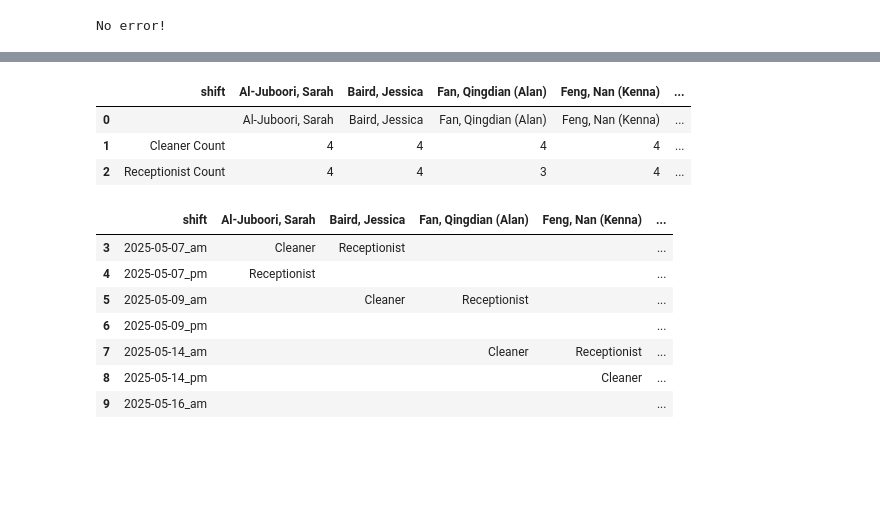
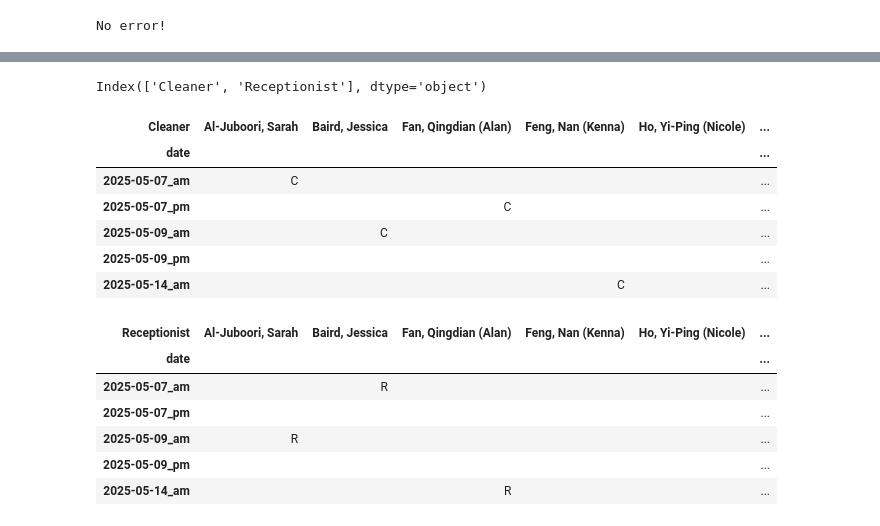
Before and after one commit to taikuchou/personal_sample, a Jupyter notebook: tcm_student_clinical_shifts/tcm_shifts.ipynb, the cells around one changed output, grey strips where cells are left out. Drawn from its saved outputs; the diff is of its cells as text; code cells hidden in the pictures; blank space fills up the shorter version.

```diff
--- a/tcm_student_clinical_shifts/tcm_shifts.ipynb
+++ b/tcm_student_clinical_shifts/tcm_shifts.ipynb
@@ -185,12 +189,7 @@ df_count = pd.DataFrame(data)
 df_count_t = df_count.T
 df_count_t.reset_index(drop=True,inplace= True)
 df_count_t.columns = ["shift"]+student_list
-df_count_t.head()
+# df_count_t.head()
-# %% [output]
-|  | shift | Al-Juboori, Sarah | Baird, Jessica | Fan, Qingdian (Alan) | Feng, Nan (Kenna) | ... |
-| 0 |  | Al-Juboori, Sarah | Baird, Jessica | Fan, Qingdian (Alan) | Feng, Nan (Kenna) | ... |
-| 1 | Cleaner Count | 4 | 4 | 4 | 4 | ... |
-| 2 | Receptionist Count | 4 | 4 | 3 | 4 | ... |
 # %%
 # export report csv by merging counts and schedule
 for key in scheduler:
@@ -207,13 +206,9 @@ for key in scheduler:
 df_count_t.reset_index(drop=True,inplace= True)
 df_count_t.to_csv(f"tcm_student_total_shifts_{suffix}.csv")
 # %%
-df_count_t[3:10]
+#df_count_t[3:10]
+df = pd.DataFrame(scheduler)
+df_t = df.T
+df_t.columns
 # %% [output]
-|  | shift | Al-Juboori, Sarah | Baird, Jessica | Fan, Qingdian (Alan) | Feng, Nan (Kenna) | ... |
-| 3 | 2025-05-07_am | Cleaner | Receptionist |  |  | ... |
-| 4 | 2025-05-07_pm | Receptionist |  |  |  | ... |
-| 5 | 2025-05-09_am |  | Cleaner | Receptionist |  | ... |
-| 6 | 2025-05-09_pm |  |  |  |  | ... |
-| 7 | 2025-05-14_am |  |  | Cleaner | Receptionist | ... |
-| 8 | 2025-05-14_pm |  |  |  | Cleaner | ... |
-| 9 | 2025-05-16_am |  |  |  |  | ... |
+Index(['Cleaner', 'Receptionist'], dtype='object')
@@ -219,0 +223,24 @@ df_count_t[3:10]
+# %%
+data_c = df_t_c.pivot_table(index="date", columns="Cleaner", aggfunc='size', fill_value=0)
+data_c = data_c.replace({0: "", 1: "C"})
+data_c.head()
+# %% [output]
+| Cleaner | Al-Juboori, Sarah | Baird, Jessica | Fan, Qingdian (Alan) | Feng, Nan (Kenna) | Ho, Yi-Ping (Nicole) | ... |
+| date |  |  |  |  |  | ... |
+| 2025-05-07_am | C |  |  |  |  | ... |
+| 2025-05-07_pm |  |  | C |  |  | ... |
+| 2025-05-09_am |  | C |  |  |  | ... |
+| 2025-05-09_pm |  |  |  |  |  | ... |
+| 2025-05-14_am |  |  |  | C |  | ... |
+# %%
+data_r = df_t_r.pivot_table(index="date", columns="Receptionist", aggfunc='size', fill_value=0)
+data_r = data_r.replace({0: "", 1: "R"})
+data_r.head()
+# %% [output]
+| Receptionist | Al-Juboori, Sarah | Baird, Jessica | Fan, Qingdian (Alan) | Feng, Nan (Kenna) | Ho, Yi-Ping (Nicole) | ... |
+| date |  |  |  |  |  | ... |
+| 2025-05-07_am |  | R |  |  |  | ... |
+| 2025-05-07_pm |  |  |  |  |  | ... |
+| 2025-05-09_am | R |  |  |  |  | ... |
+| 2025-05-09_pm |  |  |  |  |  | ... |
+| 2025-05-14_am |  |  | R |  |  | ... |
```
Also changed, not shown: parts of 10 cells of this notebook.
